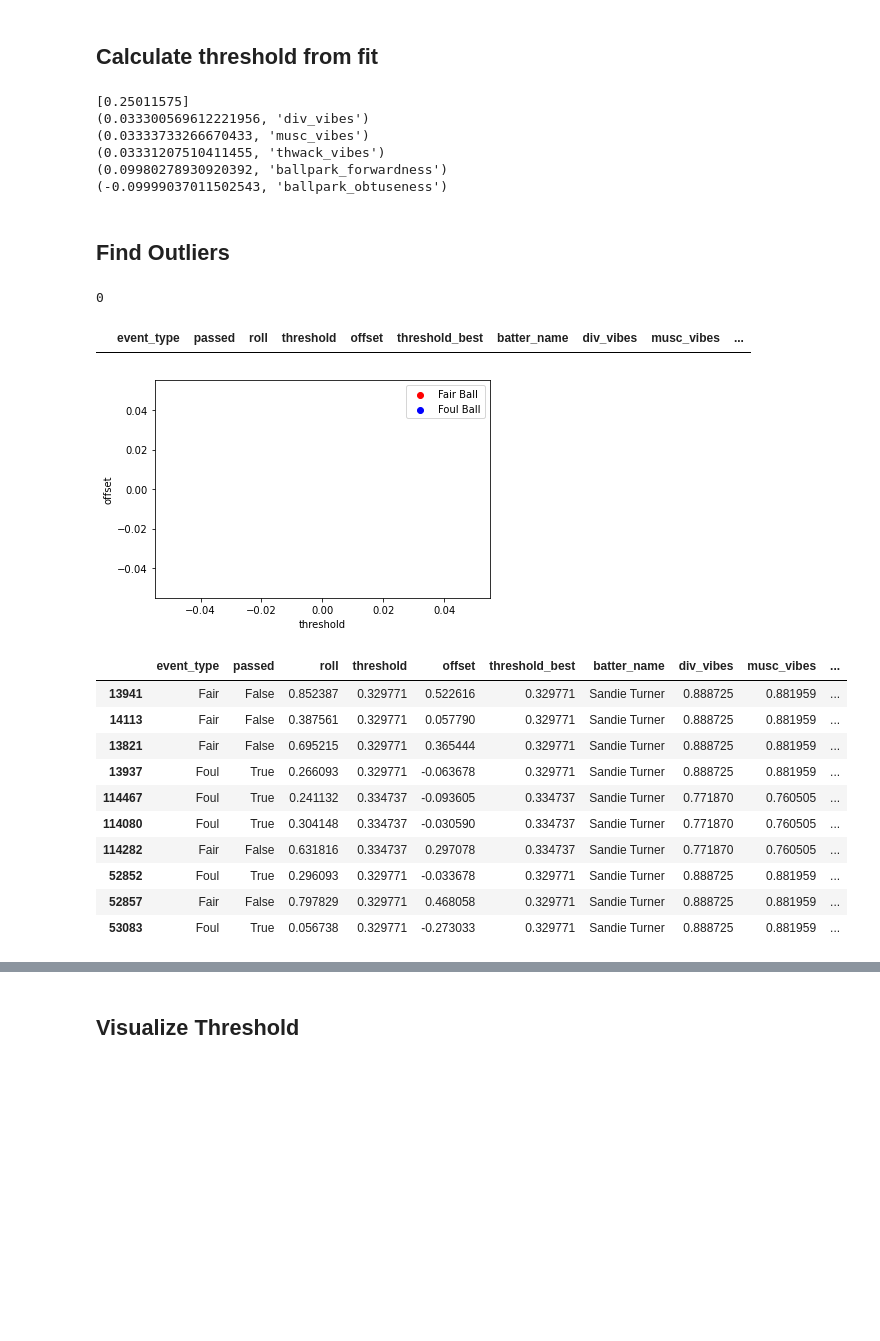
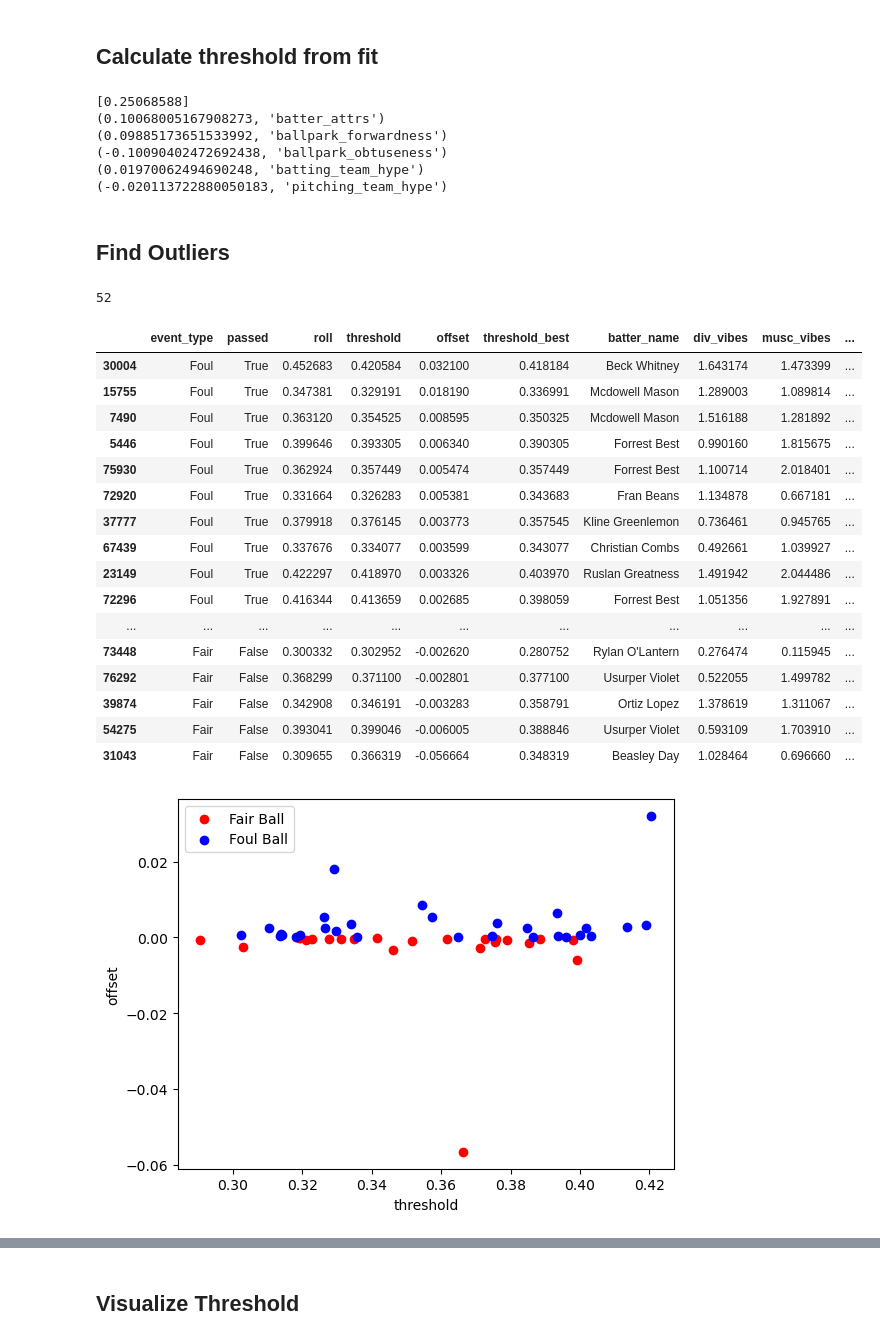
Before and after one commit to xSke/resim, a Jupyter notebook: notebooks/find_roll_formula_fouls.ipynb, the cells around one changed output, grey strips where cells are left out. Drawn from its saved outputs; the diff is of its cells as text; code cells hidden in the pictures; blank space fills up the shorter version.

Commit message:
data corrections, s19 fouls updates

```diff
--- a/notebooks/find_roll_formula_fouls.ipynb
+++ b/notebooks/find_roll_formula_fouls.ipynb
@@ -180,9 +181,9 @@ For instance, can exclude specific mods, or situations with multipliers != 1.0.
 I'm also excluding ON_FIRE (and maybe SPICY) batters because that mod is complicated and I don't want to deal with it right now
 # %%
 dfc = df.copy()
-
+# dfc = dfc[~dfc["passed"].isna()]
 # Sorry, Chorby Short
-for exclude_mod in ["O_NO", "ON_FIRE"]:
+for exclude_mod in ["O_NO", "ON_FIRE", "SLOW_BUILD"]:
     # dfc = dfc[~dfc["pitcher_mods"].astype(str).str.contains(exclude_mod)]
     # dfc = dfc[~dfc["pitching_team_mods"].astype(str).str.contains(exclude_mod)]
     dfc = dfc[~dfc["batter_mods"].astype(str).str.contains(exclude_mod)]
@@ -223,7 +224,8 @@ digest_list = [
     # "pitcher_mods",
     # "pitching_team_mods",
     "weather",
-    "batter_consecutive_hits",
+    # "batting_team_hype",
+    # "pitching_team_hype",
 ]
 # %% [markdown]
 ### Preliminary plot
@@ -262,14 +264,17 @@ ax.legend()
 # say because there's a max value for the threshold (like in the strike zone formula).
 X = dfc[["passed",
          "roll",
-         "div_vibes",
-         "musc_vibes",
-         "thwack_vibes",
+         # "div_vibes",
+         # "musc_vibes",
+         # "thwack_vibes",
+         "batter_attrs",
          "ballpark_forwardness",
-         "ballpark_obtuseness"]].copy()
+         "ballpark_obtuseness",
+         "batting_team_hype",
+         "pitching_team_hype"]].copy()
 
 # X = X[X["roll"] < 0.85]
-y = X["passed"]
+y = X["passed"].astype("bool")
 X = X.drop(["passed"], axis=1)
-len(X)
+X.shape
 # %% [output]
@@ -331,67 +336,73 @@ for pair in zip(-np.array(coef_list), X.columns):
 
 # if you want to do a manual version instead, put it here
 
-dfc["threshold"] = (0.25
+dfc["threshold"] = (0.250
                     + 0.10 * df['ballpark_forwardness']
                     - 0.10 * df['ballpark_obtuseness']
                     + 0.10 * (df["musc_vibes"] + df["thwack_vibes"] + df["div_vibes"]) / 3
+                    - 0.02 * df['pitching_team_hype']
+                    + 0.02 * df['batting_team_hype']
                     )
 # %% [output]
-[0.25011575]
-(0.033300569612221956, 'div_vibes')
-(0.03333733266670433, 'musc_vibes')
-(0.03331207510411455, 'thwack_vibes')
-(0.09980278930920392, 'ballpark_forwardness')
-(-0.09999037011502543, 'ballpark_obtuseness')
+[0.25068588]
+(0.10068005167908273, 'batter_attrs')
+(0.09885173651533992, 'ballpark_forwardness')
+(-0.10090402472692438, 'ballpark_obtuseness')
+(0.01970062494690248, 'batting_team_hype')
+(-0.020113722880050183, 'pitching_team_hype')
 # %% [markdown]
 ## Find Outliers
 # %%
 dfc["offset"] = dfc["roll"] - dfc["threshold"]
 outliers = dfc[(dfc["passed"] & (dfc["offset"] >= 0)) | (~dfc["passed"] & (dfc["offset"] <= 0))]
 
 fig, ax = plt.subplots(1)
 x_val = "threshold"
 ax.scatter(
-    outliers[~outliers["passed"]][x_val],
-    outliers[~outliers["passed"]]["offset"],
+    outliers[~(outliers["passed"].astype("bool"))][x_val],
+    outliers[~(outliers["passed"].astype("bool"))]["offset"],
     color="red",
     label="Fair Ball",
 )
 ax.scatter(
     outliers[outliers["passed"]][x_val],
     outliers[outliers["passed"]]["offset"],
     color="blue",
     label="Foul Ball",
 )
 ax.set_xlabel(x_val)
 ax.set_ylabel("offset")
 ax.legend()
 
 table = outliers
 print(len(outliers))
-table[[*digest_list, "season"]].sort_values("offset", ascending=False)
+table[[*digest_list, "day"]].sort_values("offset", ascending=False)
 # %% [output]
-0
+52
 |  | event_type | passed | roll | threshold | offset | threshold_best | batter_name | div_vibes | musc_vibes | ... |
+| 30004 | Foul | True | 0.452683 | 0.420584 | 0.032100 | 0.418184 | Beck Whitney | 1.643174 | 1.473399 | ... |
+| 15755 | Foul | True | 0.347381 | 0.329191 | 0.018190 | 0.336991 | Mcdowell Mason | 1.289003 | 1.089814 | ... |
+| 7490 | Foul | True | 0.363120 | 0.354525 | 0.008595 | 0.350325 | Mcdowell Mason | 1.516188 | 1.281892 | ... |
+| 5446 | Foul | True | 0.399646 | 0.393305 | 0.006340 | 0.390305 | Forrest Best | 0.990160 | 1.815675 | ... |
+| 75930 | Foul | True | 0.362924 | 0.357449 | 0.005474 | 0.357449 | Forrest Best | 1.100714 | 2.018401 | ... |
+| 72920 | Foul | True | 0.331664 | 0.326283 | 0.005381 | 0.343683 | Fran Beans | 1.134878 | 0.667181 | ... |
+| 37777 | Foul | True | 0.379918 | 0.376145 | 0.003773 | 0.357545 | Kline Greenlemon | 0.736461 | 0.945765 | ... |
+| 67439 | Foul | True | 0.337676 | 0.334077 | 0.003599 | 0.343077 | Christian Combs | 0.492661 | 1.039927 | ... |
+| 23149 | Foul | True | 0.422297 | 0.418970 | 0.003326 | 0.403970 | Ruslan Greatness | 1.491942 | 2.044486 | ... |
+| 72296 | Foul | True | 0.416344 | 0.413659 | 0.002685 | 0.398059 | Forrest Best | 1.051356 | 1.927891 | ... |
+| ... | ... | ... | ... | ... | ... | ... | ... | ... | ... | ... |
+| 73448 | Fair | False | 0.300332 | 0.302952 | -0.002620 | 0.280752 | Rylan O'Lantern | 0.276474 | 0.115945 | ... |
+| 76292 | Fair | False | 0.368299 | 0.371100 | -0.002801 | 0.377100 | Usurper Violet | 0.522055 | 1.499782 | ... |
+| 39874 | Fair | False | 0.342908 | 0.346191 | -0.003283 | 0.358791 | Ortiz Lopez | 1.378619 | 1.311067 | ... |
+| 54275 | Fair | False | 0.393041 | 0.399046 | -0.006005 | 0.388846 | Usurper Violet | 0.593109 | 1.703910 | ... |
+| 31043 | Fair | False | 0.309655 | 0.366319 | -0.056664 | 0.348319 | Beasley Day | 1.028464 | 0.696660 | ... |
-[figure, old version]
+[figure, new version]
 # %%
 testgame = 'c9c59adb-4f45-4c89-9d75-f19d95701e7e'
 # testdf = dfc[(dfc['game_id'] == testgame) & (dfc['batter_name'] == "Conner Haley")]
 testdf = dfc[(dfc['batter_name'] == "Sandie Turner")]
 # %%
-testdf.loc[:, digest_list].sort_values("batter_consecutive_hits", ascending=False)[0:10]
+# testdf.loc[:, digest_list].sort_values("batter_consecutive_hits", ascending=False)[0:10]
-# %% [output]
-|  | event_type | passed | roll | threshold | offset | threshold_best | batter_name | div_vibes | musc_vibes | ... |
-| 13941 | Fair | False | 0.852387 | 0.329771 | 0.522616 | 0.329771 | Sandie Turner | 0.888725 | 0.881959 | ... |
-| 14113 | Fair | False | 0.387561 | 0.329771 | 0.057790 | 0.329771 | Sandie Turner | 0.888725 | 0.881959 | ... |
-| 13821 | Fair | False | 0.695215 | 0.329771 | 0.365444 | 0.329771 | Sandie Turner | 0.888725 | 0.881959 | ... |
-| 13937 | Foul | True | 0.266093 | 0.329771 | -0.063678 | 0.329771 | Sandie Turner | 0.888725 | 0.881959 | ... |
-| 114467 | Foul | True | 0.241132 | 0.334737 | -0.093605 | 0.334737 | Sandie Turner | 0.771870 | 0.760505 | ... |
-| 114080 | Foul | True | 0.304148 | 0.334737 | -0.030590 | 0.334737 | Sandie Turner | 0.771870 | 0.760505 | ... |
-| 114282 | Fair | False | 0.631816 | 0.334737 | 0.297078 | 0.334737 | Sandie Turner | 0.771870 | 0.760505 | ... |
-| 52852 | Foul | True | 0.296093 | 0.329771 | -0.033678 | 0.329771 | Sandie Turner | 0.888725 | 0.881959 | ... |
-| 52857 | Fair | False | 0.797829 | 0.329771 | 0.468058 | 0.329771 | Sandie Turner | 0.888725 | 0.881959 | ... |
-| 53083 | Foul | True | 0.056738 | 0.329771 | -0.273033 | 0.329771 | Sandie Turner | 0.888725 | 0.881959 | ... |
 # %%
 print(coef_scaled[0, :], intercept_scaled)
 # %% [output]
```
Also changed, not shown: parts of 12 cells of this notebook, 4 other files.
